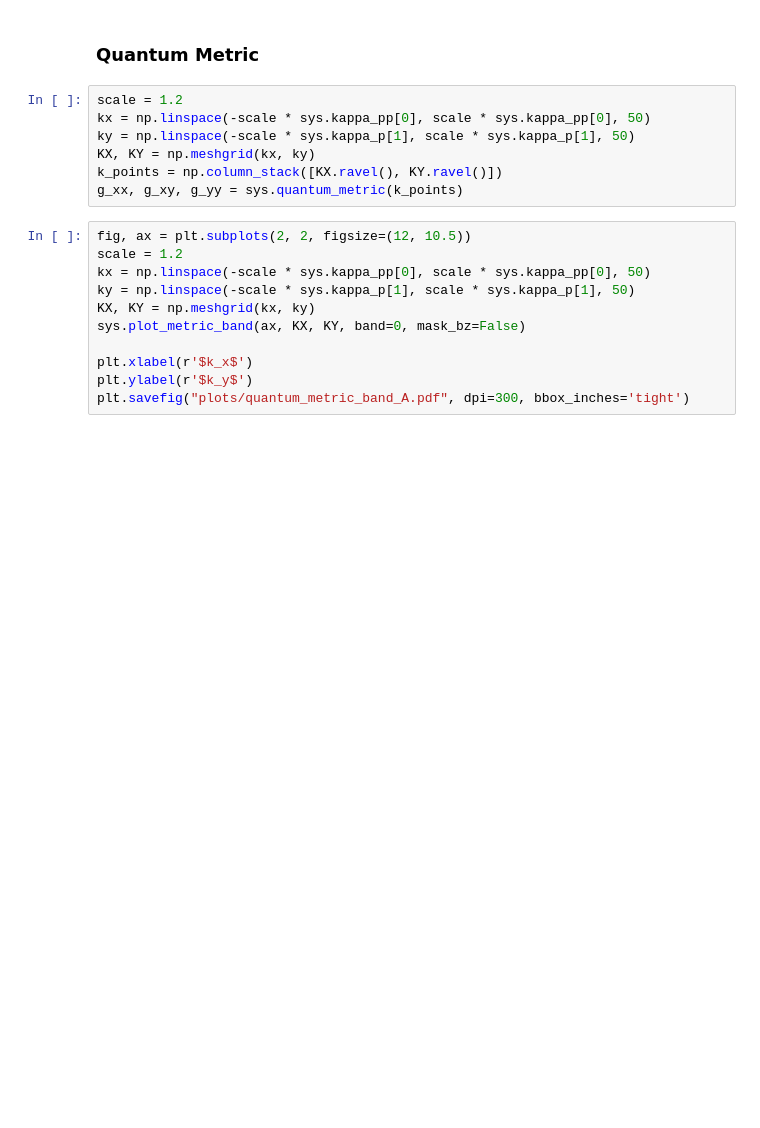
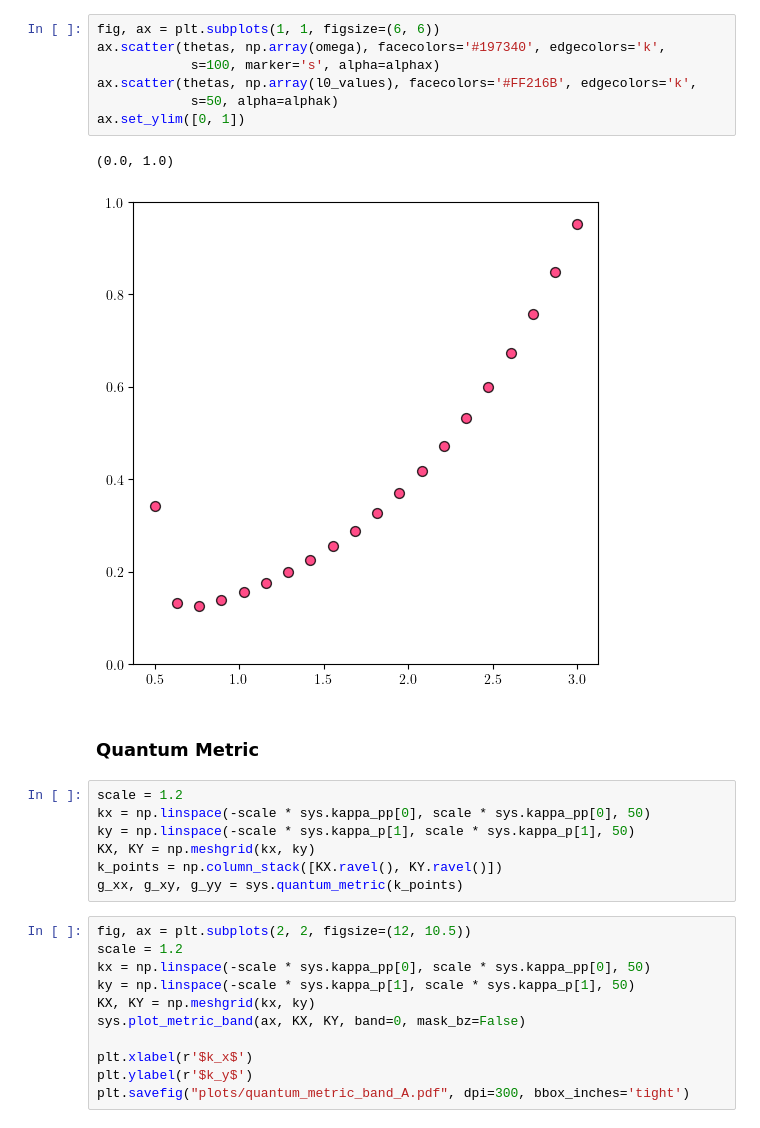
Before and after one commit to sanhq17/moire_heterobilayers, a Jupyter notebook: notebooks/wannier_two_bands.ipynb, the cells around one changed output. Cells and saved outputs as stored; diff of their text form; blank space fills up the shorter version.

```diff
--- a/notebooks/wannier_two_bands.ipynb
+++ b/notebooks/wannier_two_bands.ipynb
@@ -110,3 +202,13 @@ plt.colorbar(im1, fraction=0.046, pad=0.04)
+# %%
+fig, ax = plt.subplots(1, 1, figsize=(6, 6))
+ax.scatter(thetas, np.array(omega), facecolors='#197340', edgecolors='k',
+            s=100, marker='s', alpha=alphax)
+ax.scatter(thetas, np.array(l0_values), facecolors='#FF216B', edgecolors='k',
+            s=50, alpha=alphak)
+ax.set_ylim([0, 1])
+# %% [output]
+(0.0, 1.0)
+[figure, added]
 # %% [markdown]
 ### Quantum Metric
 # %%
```
Also changed, not shown: parts of 8 cells of this notebook, 9 other files.
